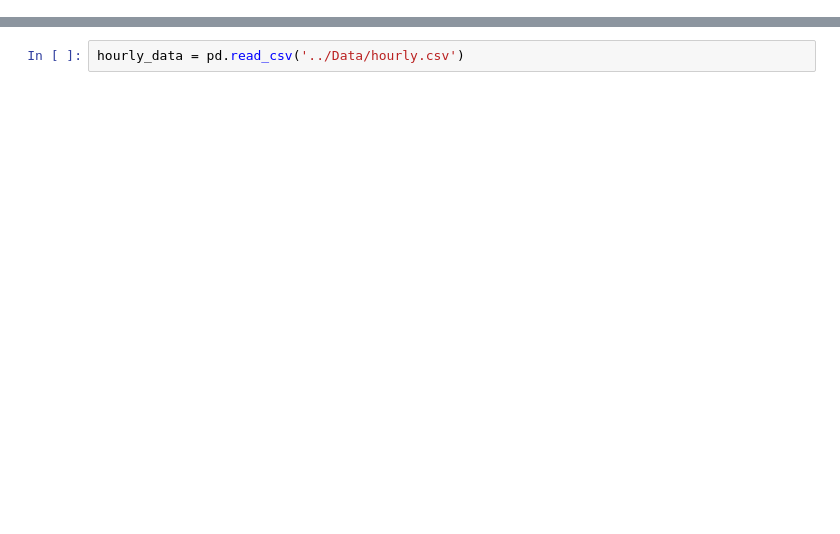
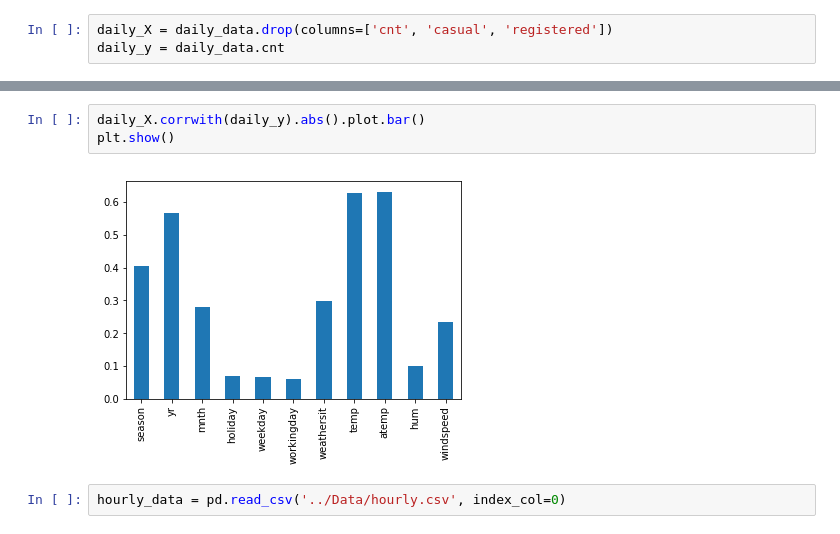
Before and after one commit to Dergel0806/UOP_git_assignment, a Jupyter notebook: Notebooks/EDA.ipynb, the cells around one changed output, grey strips where cells are left out. Drawn from its saved outputs; the diff is of its cells as text; blank space fills up the shorter version.

```diff
--- a/Notebooks/EDA.ipynb
+++ b/Notebooks/EDA.ipynb
@@ -20,0 +23,3 @@ daily_data
+# %%
+daily_X = daily_data.drop(columns=['cnt', 'casual', 'registered'])
+daily_y = daily_data.cnt
@@ -21,5 +41,10 @@ daily_data
+# %%
+daily_X.corrwith(daily_y).abs().plot.bar()
+plt.show()
+# %% [output]
+[figure, added]
 # %%
-hourly_data = pd.read_csv('../Data/hourly.csv')
+hourly_data = pd.read_csv('../Data/hourly.csv', index_col=0)
 # %%
 hourly_data
 # %% [output]
```
Also changed, not shown: parts of 8 cells of this notebook.
